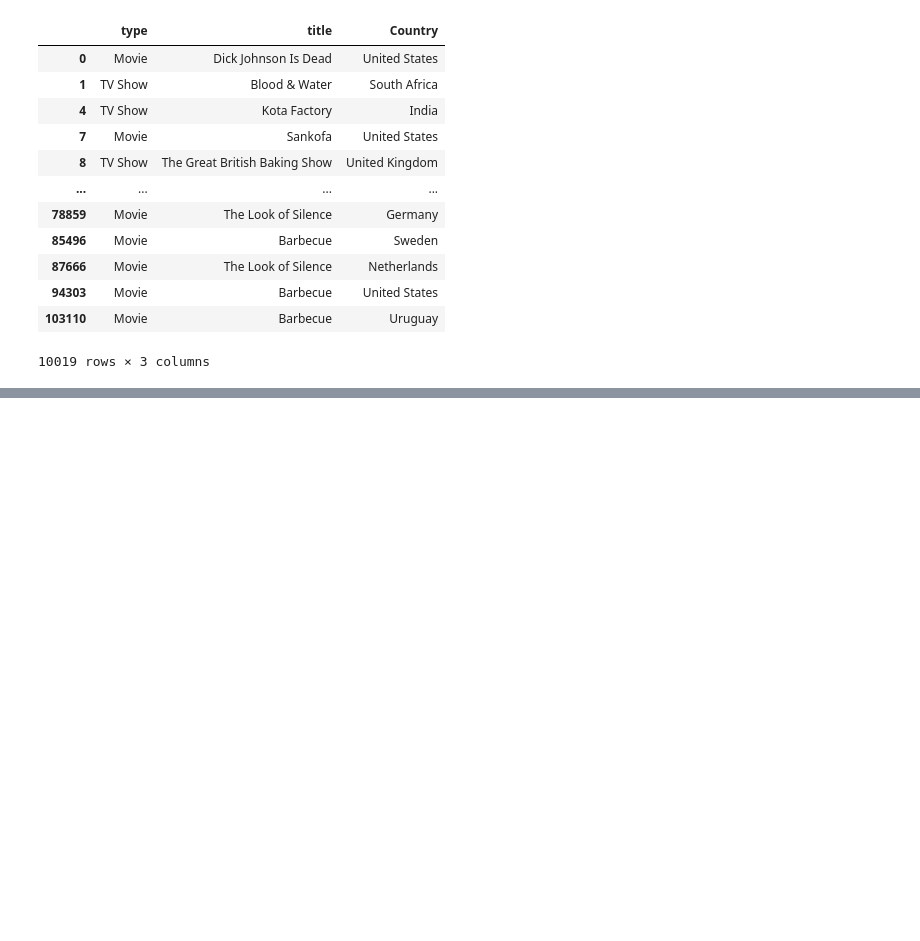
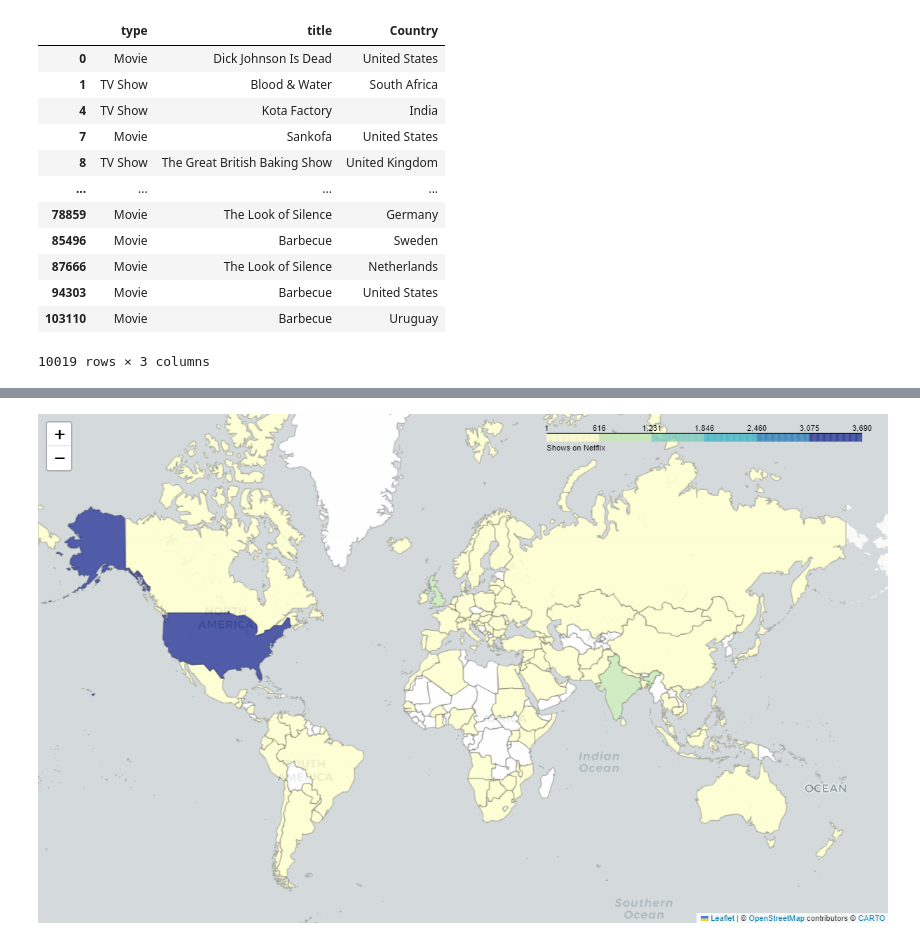
Before and after one commit to DaniloGrujic/netflix-data, a Jupyter notebook: EDA_netflix.ipynb, the cells around one changed output, grey strips where cells are left out. Saved outputs shown, nothing was run; the diff lists cells and outputs as text; code cells hidden in the pictures; blank space fills up the shorter version.

```diff
--- a/EDA_netflix.ipynb
+++ b/EDA_netflix.ipynb
@@ -200,0 +237,6 @@ plt.show()
+# %%
+# Uploading screenshot of above output so it can be visible in GitHub, fell free to delete this cell and uncomment # m from previous cell
+from IPython import display
+display.Image("netflix_data_map.png")
+# %% [output]
+[figure, added]
```
Also changed, not shown: parts of 12 cells of this notebook.
